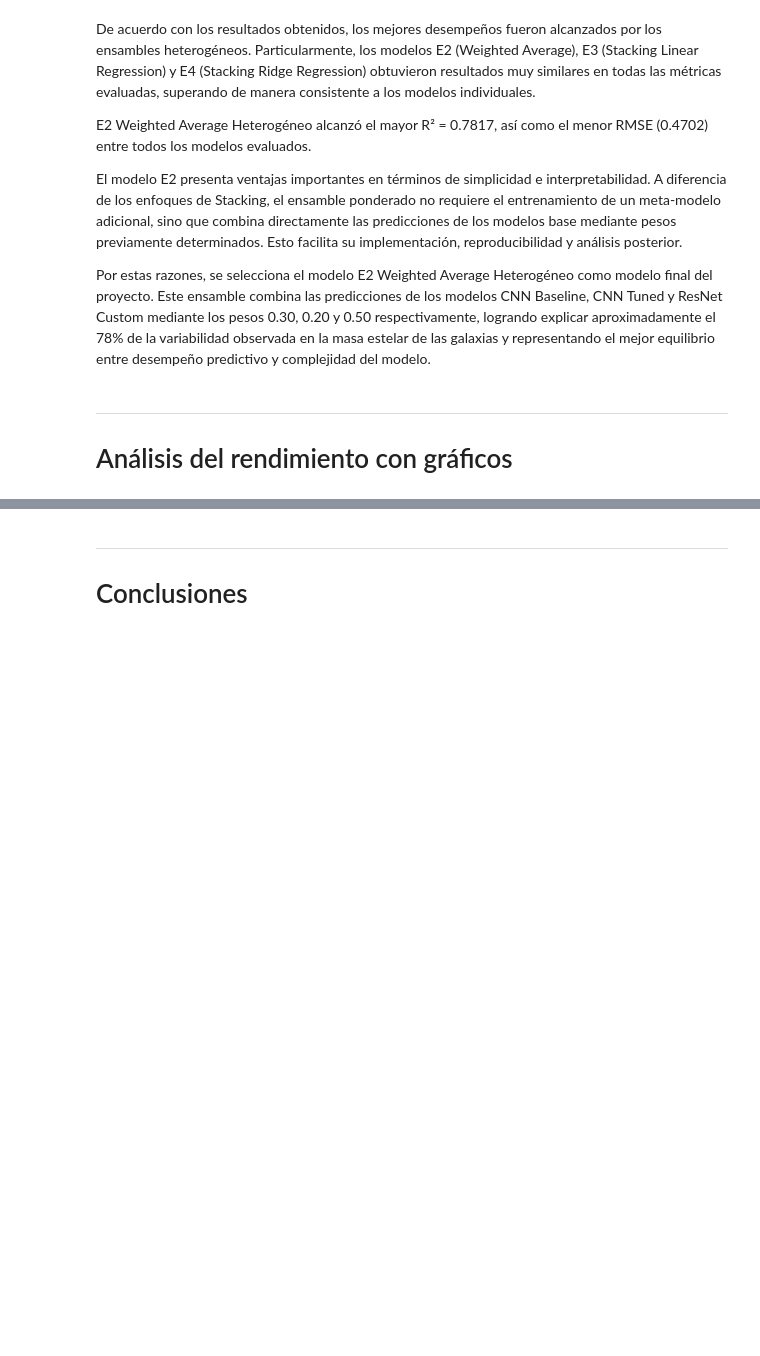
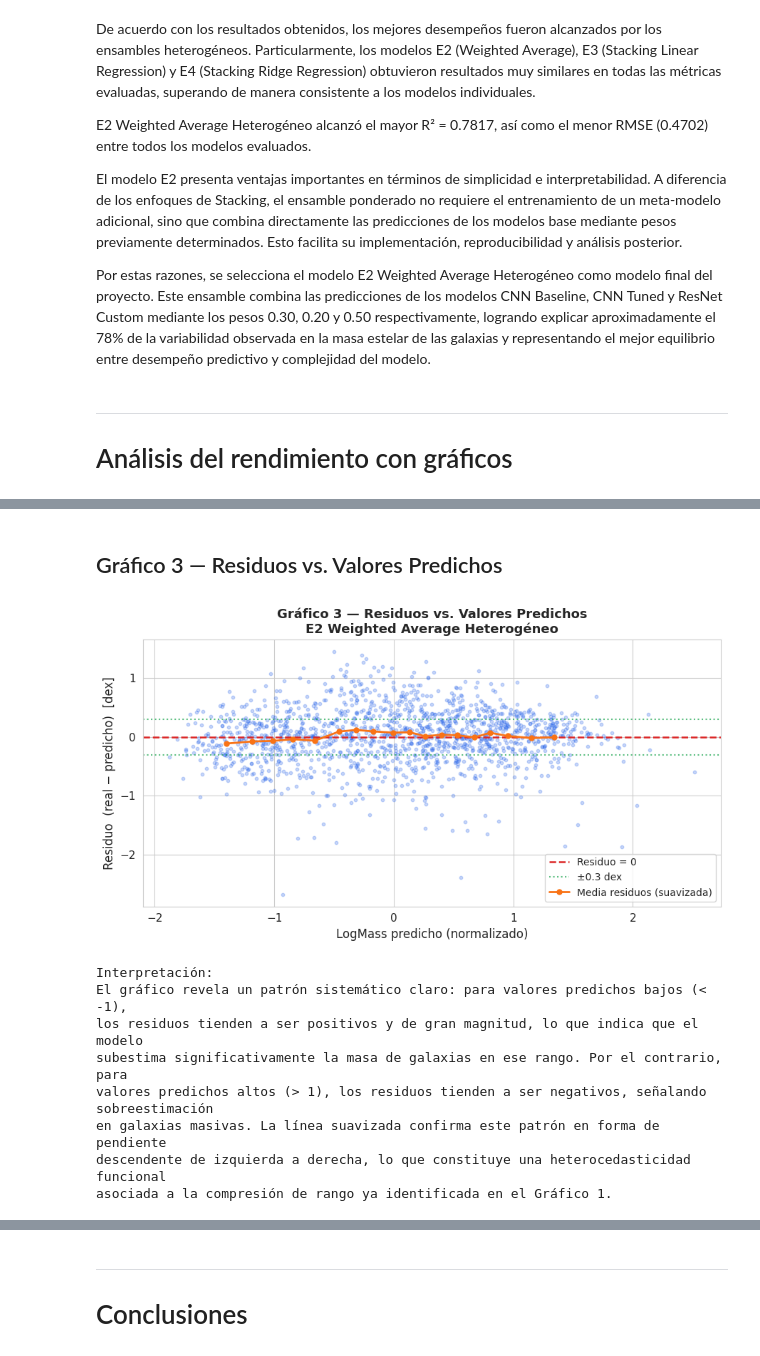
Before and after one commit to GusMorales14/Avance5.-61, a Jupyter notebook: Avance5.61.ipynb, the cells around one changed output, grey strips where cells are left out. Saved outputs shown, nothing was run; the diff lists cells and outputs as text; code cells hidden in the pictures; blank space fills up the shorter version.

```diff
--- a/Avance5.61.ipynb
+++ b/Avance5.61.ipynb
@@ -1190,0 +1319,42 @@ ___
+# %% [markdown]
+## Gráfico 3 — Residuos vs. Valores Predichos
+# %%
+# ── Gráfico 3: Residuos vs. Valores Predichos ─────────────
+fig, ax = plt.subplots(figsize=(9, 5))
+
+ax.axhline( 0,   color=C_WARN, ls="--", lw=1.8, label="Residuo = 0")
+ax.axhline( 0.3, color=C_OK,   ls=":",  lw=1.5, alpha=0.7, label="±0.3 dex")
+ax.axhline(-0.3, color=C_OK,   ls=":",  lw=1.5, alpha=0.7)
+ax.scatter(y_pred_e2, residuos, alpha=0.25, s=10, color=C_MAIN, rasterized=True)
+
+bins  = np.percentile(y_pred_e2, np.linspace(5, 95, 18))
+means = [residuos[np.abs(y_pred_e2 - b) < 0.12].mean() for b in bins]
+ax.plot(bins, means, "-o", color=C_ACENT, lw=2, ms=5,
+        label="Media residuos (suavizada)")
+
+ax.set_xlabel("LogMass predicho (normalizado)", fontsize=12)
+ax.set_ylabel("Residuo  (real − predicho)  [dex]", fontsize=12)
+ax.set_title("Gráfico 3 — Residuos vs. Valores Predichos\nE2 Weighted Average Heterogéneo",
+             fontsize=13, fontweight="bold")
+ax.legend(fontsize=10)
+plt.tight_layout()
+plt.show()
+
+print("""Interpretación:
+El gráfico revela un patrón sistemático claro: para valores predichos bajos (< -1),
+los residuos tienden a ser positivos y de gran magnitud, lo que indica que el modelo
+subestima significativamente la masa de galaxias en ese rango. Por el contrario, para
+valores predichos altos (> 1), los residuos tienden a ser negativos, señalando sobreestimación
+en galaxias masivas. La línea suavizada confirma este patrón en forma de pendiente
+descendente de izquierda a derecha, lo que constituye una heterocedasticidad funcional
+asociada a la compresión de rango ya identificada en el Gráfico 1.""")
+# %% [output]
+[figure, added]
+Interpretación:
+El gráfico revela un patrón sistemático claro: para valores predichos bajos (< -1),
+los residuos tienden a ser positivos y de gran magnitud, lo que indica que el modelo
+subestima significativamente la masa de galaxias en ese rango. Por el contrario, para
+valores predichos altos (> 1), los residuos tienden a ser negativos, señalando sobreestimación
+en galaxias masivas. La línea suavizada confirma este patrón en forma de pendiente
+descendente de izquierda a derecha, lo que constituye una heterocedasticidad funcional
+asociada a la compresión de rango ya identificada en el Gráfico 1.
```
Also changed, not shown: parts of 14 cells of this notebook.
